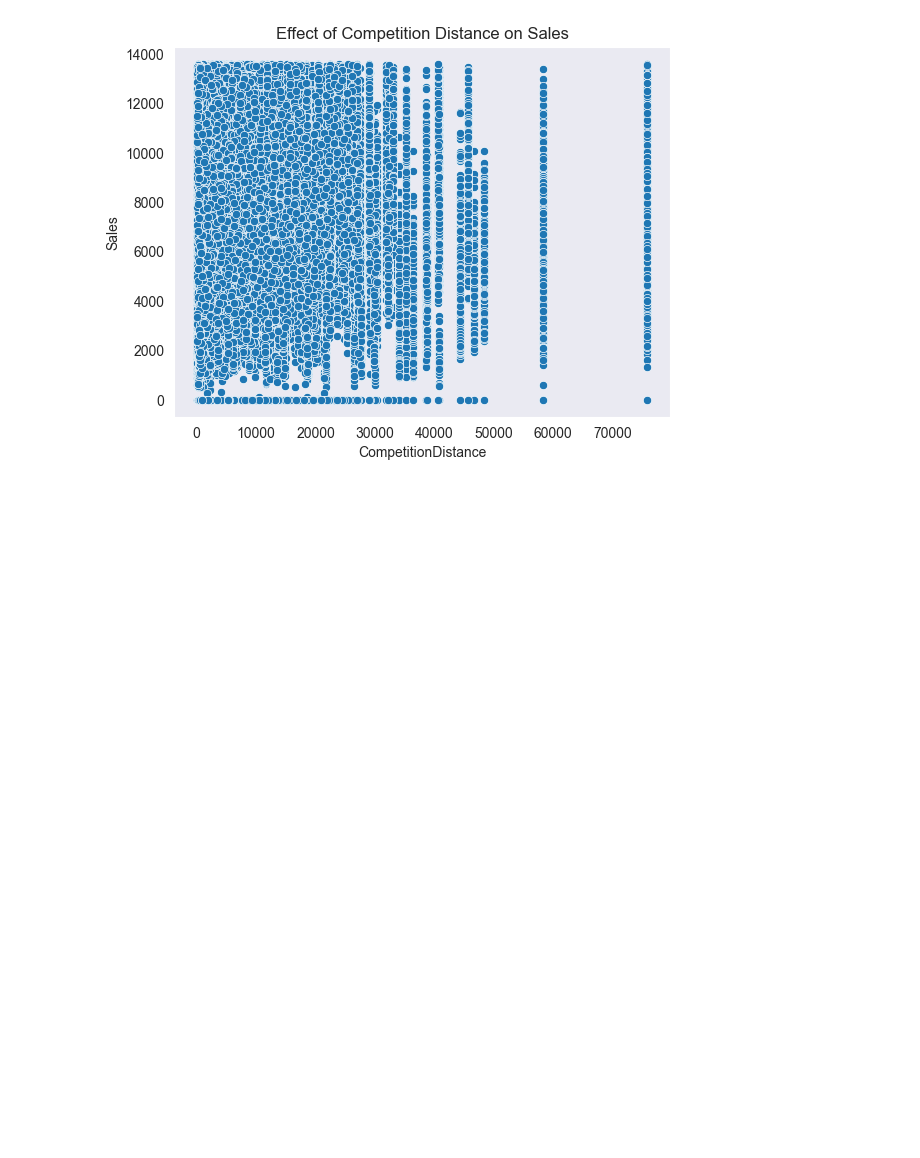
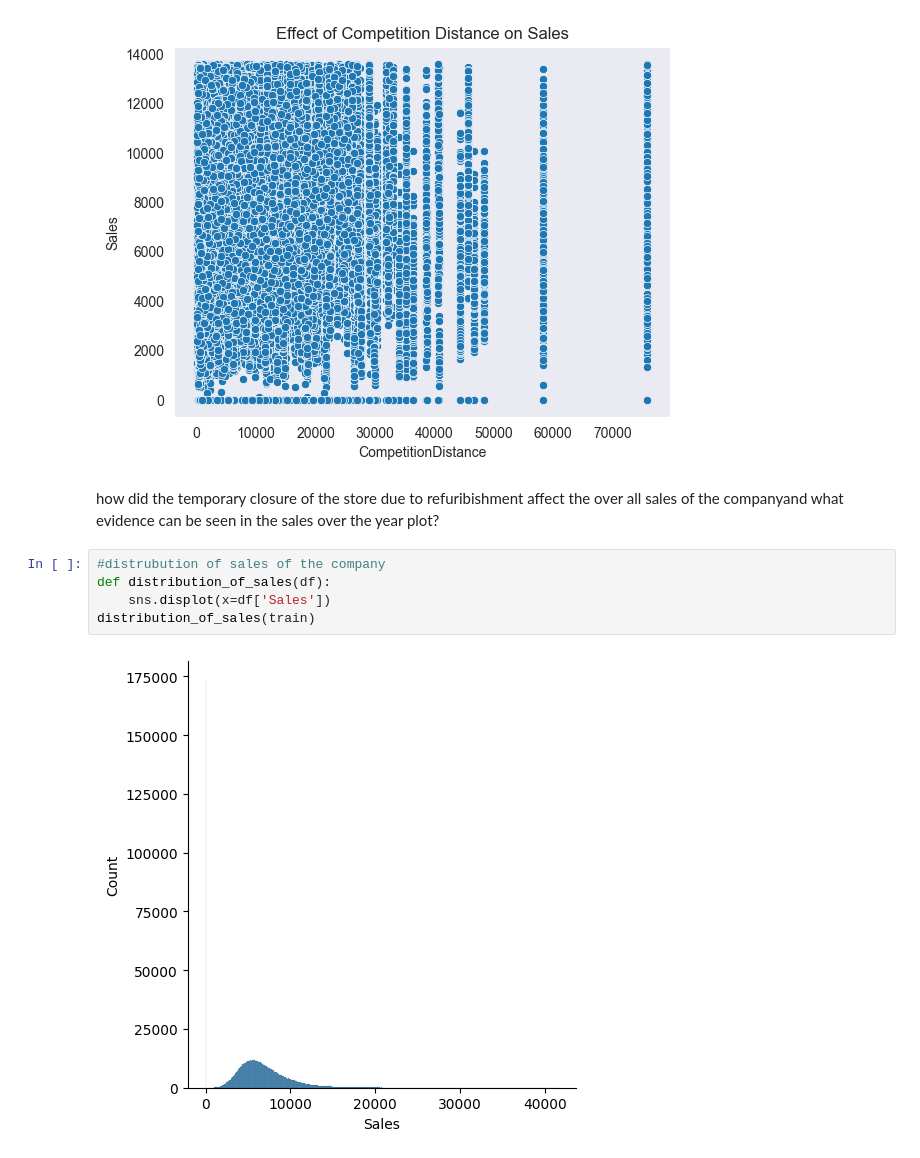
Before and after one commit to abigiyaayele/Rossamn_retail_sales_prediction, a Jupyter notebook: Notebook/EDA_analysis.ipynb, the cells around one changed output. Saved outputs shown, nothing was run; the diff lists cells and outputs as text; blank space fills up the shorter version.

```diff
--- a/Notebook/EDA_analysis.ipynb
+++ b/Notebook/EDA_analysis.ipynb
@@ -669,3 +683,12 @@ competition_effect(train)
 # %% [output]
 [figure]
 [figure]
+# %% [markdown]
+how did the temporary closure of the store due to refuribishment affect the over all sales of the companyand what evidence can be seen in the sales over the year plot?
+# %%
+#distrubution of sales of the company
+def distribution_of_sales(df):
+    sns.displot(x=df['Sales'])
+distribution_of_sales(train)
+# %% [output]
+[figure, added]
```
Also changed, not shown: parts of 12 cells of this notebook, 2 other files.
